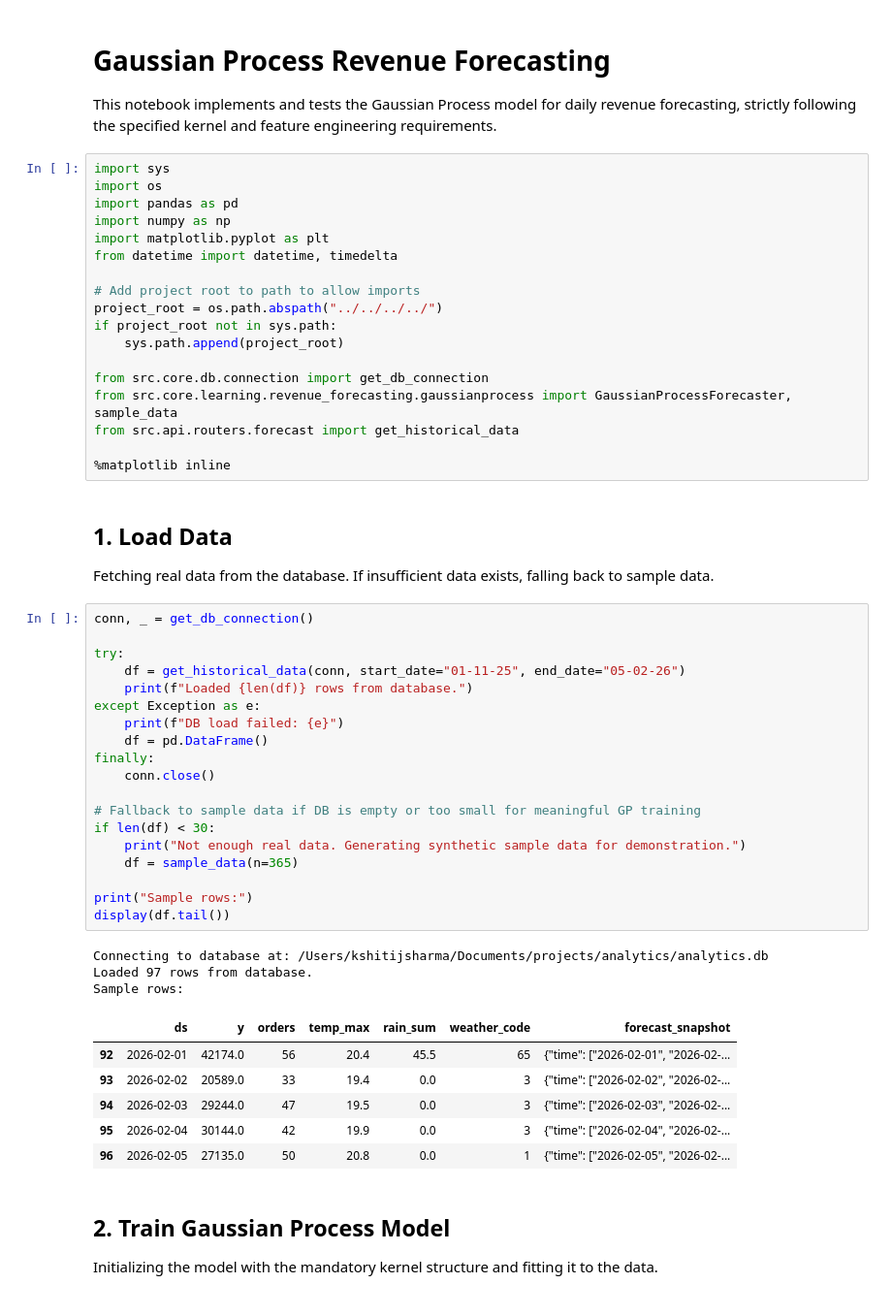
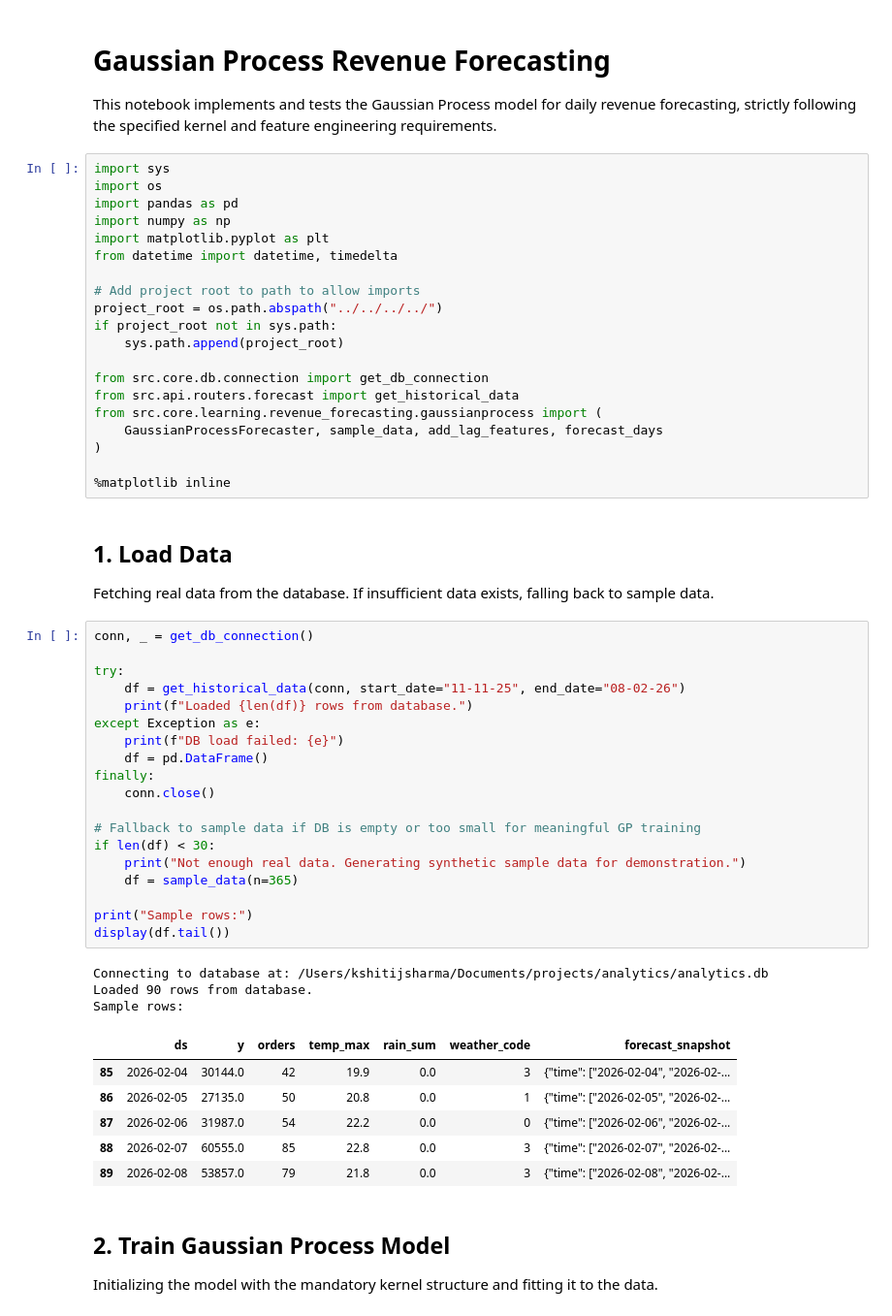
Before and after one commit to kshitij1489/dn_analytics, a Jupyter notebook: src/core/learning/revenue_forecasting/gaussianprocess.ipynb, the cells around one changed output. Shown at 97% size. Cells and saved outputs as stored; diff of their text form.

```diff
--- a/src/core/learning/revenue_forecasting/gaussianprocess.ipynb
+++ b/src/core/learning/revenue_forecasting/gaussianprocess.ipynb
@@ -16,8 +16,10 @@ if project_root not in sys.path:
     sys.path.append(project_root)
 
 from src.core.db.connection import get_db_connection
-from src.core.learning.revenue_forecasting.gaussianprocess import GaussianProcessForecaster, sample_data
 from src.api.routers.forecast import get_historical_data
+from src.core.learning.revenue_forecasting.gaussianprocess import (
+    GaussianProcessForecaster, sample_data, add_lag_features, forecast_days
+)
 
 %matplotlib inline
 # %% [markdown]
@@ -26,32 +28,32 @@ Fetching real data from the database. If insufficient data exists, falling back
 # %%
 conn, _ = get_db_connection()
 
 try:
-    df = get_historical_data(conn, start_date="01-11-25", end_date="05-02-26")
+    df = get_historical_data(conn, start_date="11-11-25", end_date="08-02-26")
     print(f"Loaded {len(df)} rows from database.")
 except Exception as e:
     print(f"DB load failed: {e}")
     df = pd.DataFrame()
 finally:
     conn.close()
 
 # Fallback to sample data if DB is empty or too small for meaningful GP training
 if len(df) < 30:
     print("Not enough real data. Generating synthetic sample data for demonstration.")
     df = sample_data(n=365)
 
 print("Sample rows:")
 display(df.tail())
 # %% [output]
 Connecting to database at: /Users/kshitijsharma/Documents/projects/analytics/analytics.db
-Loaded 97 rows from database.
+Loaded 90 rows from database.
 Sample rows:
 |  | ds | y | orders | temp_max | rain_sum | weather_code | forecast_snapshot |
-| 92 | 2026-02-01 | 42174.0 | 56 | 20.4 | 45.5 | 65 | {"time": ["2026-02-01", "2026-02-... |
-| 93 | 2026-02-02 | 20589.0 | 33 | 19.4 | 0.0 | 3 | {"time": ["2026-02-02", "2026-02-... |
-| 94 | 2026-02-03 | 29244.0 | 47 | 19.5 | 0.0 | 3 | {"time": ["2026-02-03", "2026-02-... |
-| 95 | 2026-02-04 | 30144.0 | 42 | 19.9 | 0.0 | 3 | {"time": ["2026-02-04", "2026-02-... |
-| 96 | 2026-02-05 | 27135.0 | 50 | 20.8 | 0.0 | 1 | {"time": ["2026-02-05", "2026-02-... |
+| 85 | 2026-02-04 | 30144.0 | 42 | 19.9 | 0.0 | 3 | {"time": ["2026-02-04", "2026-02-... |
+| 86 | 2026-02-05 | 27135.0 | 50 | 20.8 | 0.0 | 1 | {"time": ["2026-02-05", "2026-02-... |
+| 87 | 2026-02-06 | 31987.0 | 54 | 22.2 | 0.0 | 0 | {"time": ["2026-02-06", "2026-02-... |
+| 88 | 2026-02-07 | 60555.0 | 85 | 22.8 | 0.0 | 3 | {"time": ["2026-02-07", "2026-02-... |
+| 89 | 2026-02-08 | 53857.0 | 79 | 21.8 | 0.0 | 3 | {"time": ["2026-02-08", "2026-02-... |
 # %% [markdown]
 ## 2. Train Gaussian Process Model
 Initializing the model with the mandatory kernel structure and fitting it to the data.
```
Also changed, not shown: parts of 9 cells of this notebook, 27 other files.
